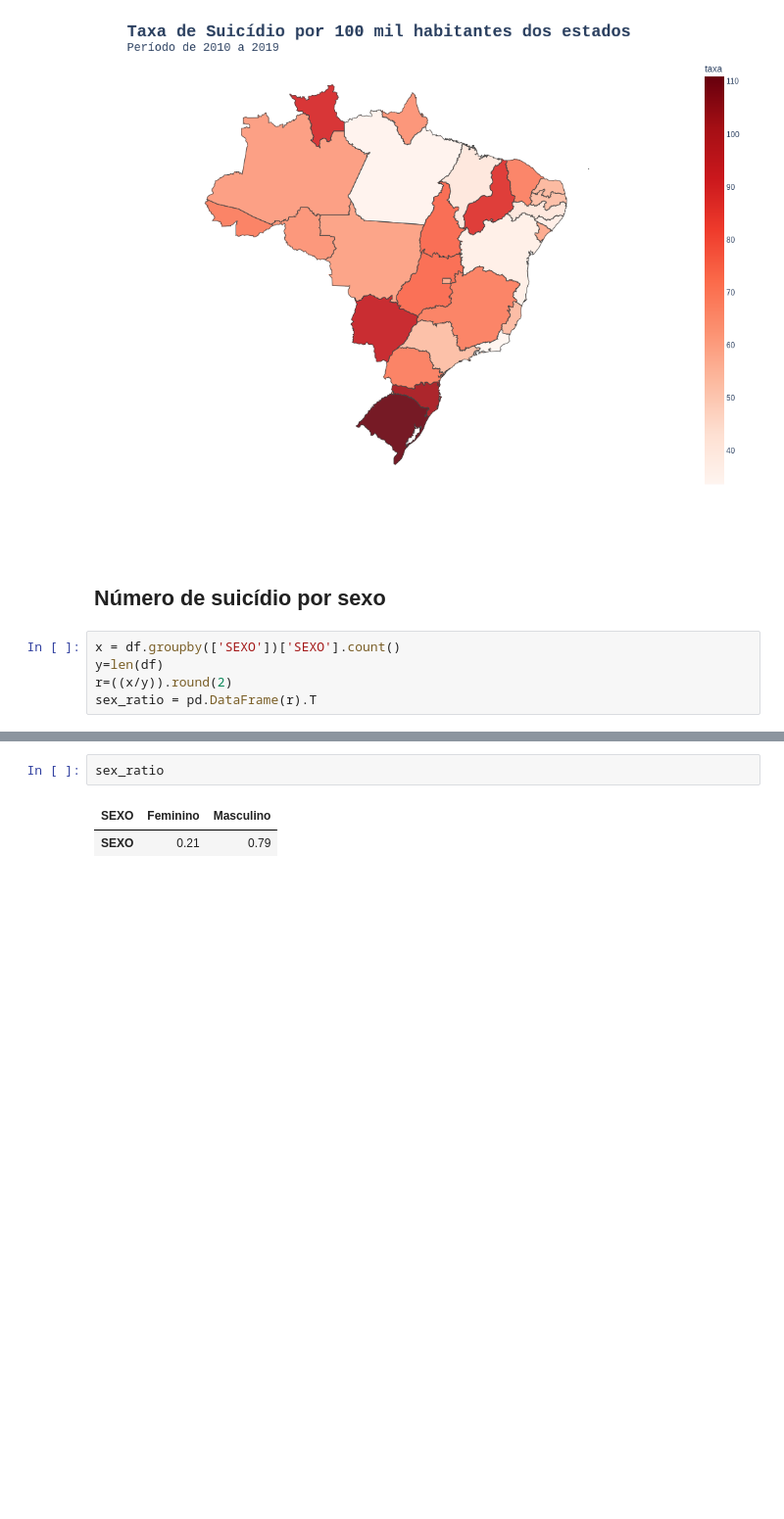
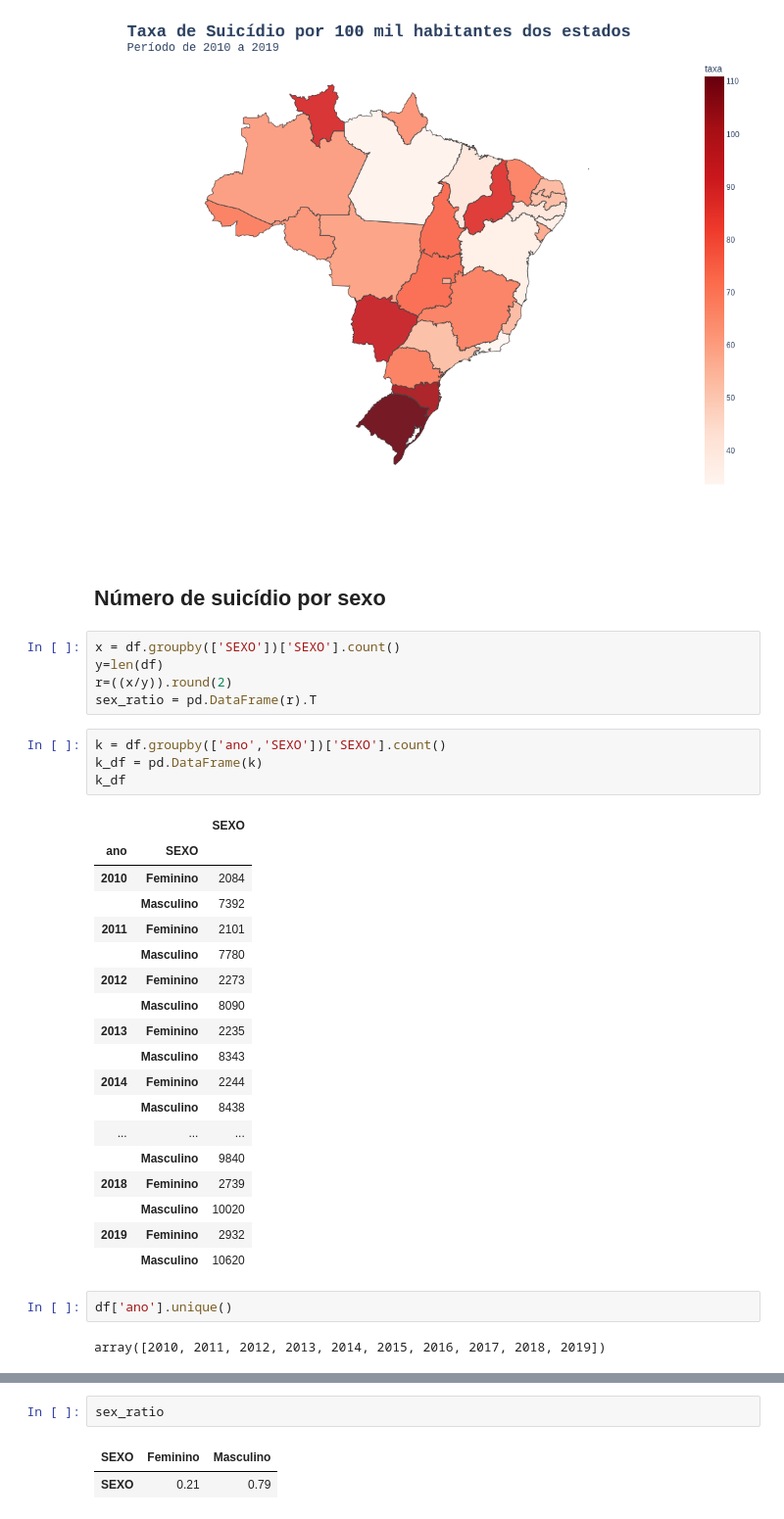
Before and after one commit to escobar-felipe/Projetos, a Jupyter notebook: Suicidio_brasil/Suicidio_brasil.ipynb, the cells around one changed output, grey strips where cells are left out. Shown at 98% size. Cells and saved outputs as stored; diff of their text form; blank space fills up the shorter version.

```diff
--- a/Suicidio_brasil/Suicidio_brasil.ipynb
+++ b/Suicidio_brasil/Suicidio_brasil.ipynb
@@ -549,3 +553,30 @@ x = df.groupby(['SEXO'])['SEXO'].count()
 y=len(df)
 r=((x/y)).round(2)
 sex_ratio = pd.DataFrame(r).T
+# %%
+k = df.groupby(['ano','SEXO'])['SEXO'].count()
+k_df = pd.DataFrame(k)
+k_df
+# %% [output]
+|  |  | SEXO |
+| ano | SEXO |  |
+| 2010 | Feminino | 2084 |
+|  | Masculino | 7392 |
+| 2011 | Feminino | 2101 |
+|  | Masculino | 7780 |
+| 2012 | Feminino | 2273 |
+|  | Masculino | 8090 |
+| 2013 | Feminino | 2235 |
+|  | Masculino | 8343 |
+| 2014 | Feminino | 2244 |
+|  | Masculino | 8438 |
+| ... | ... | ... |
+|  | Masculino | 9840 |
+| 2018 | Feminino | 2739 |
+|  | Masculino | 10020 |
+| 2019 | Feminino | 2932 |
+|  | Masculino | 10620 |
+# %%
+df['ano'].unique()
+# %% [output]
+array([2010, 2011, 2012, 2013, 2014, 2015, 2016, 2017, 2018, 2019])
```
Also changed, not shown: parts of 42 cells of this notebook, 6 other files.
